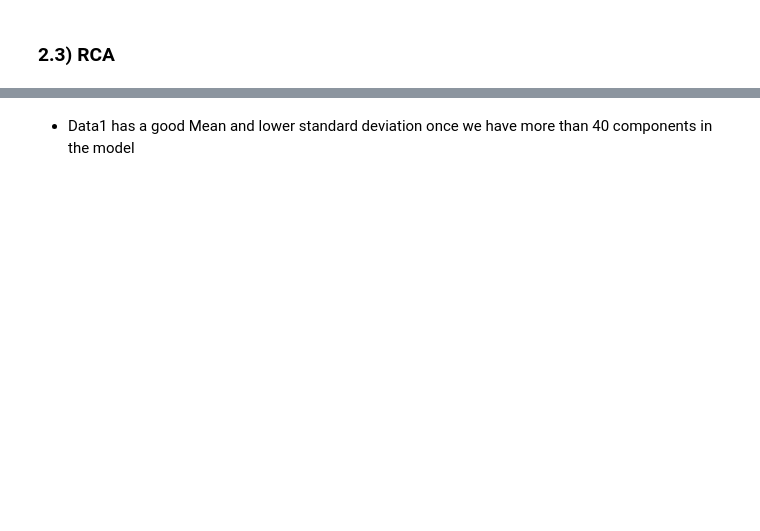
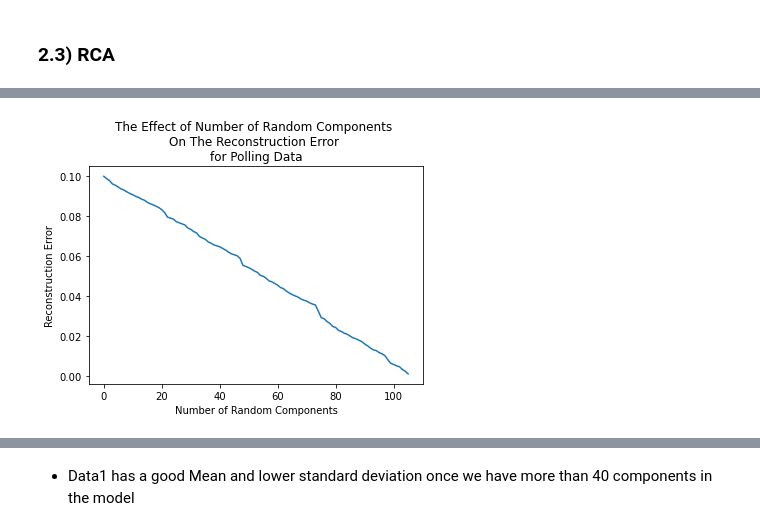
Before and after one commit to amandahutter/CS_7641, a Jupyter notebook: A3: Unsupervised Learning/A3.ipynb, the cells around one changed output, grey strips where cells are left out. Cells and saved outputs as stored; diff of their text form; code cells hidden in the pictures; blank space fills up the shorter version.

```diff
--- a/A3: Unsupervised Learning/A3.ipynb
+++ b/A3: Unsupervised Learning/A3.ipynb
@@ -705,0 +785,30 @@ print(elapsed)
+# %%
+def run_RPA(X_Data, title):
+
+    max_feats = X_Data.shape[1]
+    n_components_list = np.arange(2, max_feats, 1)
+    recon_error_list = []
+
+    for num in n_components_list:
+
+        rpa = GRP(n_components=num, random_state = 42)
+
+        # Fit to data using on n components
+        X_Reduced = rpa.fit_transform(X_Data)
+
+        psuedo_inverse = np.linalg.pinv(rpa.components_.T)
+        X_Reconstructed = X_Reduced.dot(psuedo_inverse)
+
+        Error_Recon = metrics.mean_squared_error(X_Data, X_Reconstructed)
+        #print(Error_Recon)
+        recon_error_list.append(Error_Recon)
+
+    plt.plot(recon_error_list)
+    plt.ylabel("Reconstruction Error")
+    plt.xlabel("Number of Random Components")
+    plt.title("The Effect of Number of Random Components \nOn The Reconstruction Error \nfor " + title)
+    plt.show()
+# %%
+run_RPA(X_Train_Polling, "Polling Data")
+# %% [output]
+[figure, added]
```
Also changed, not shown: parts of 23 cells of this notebook.
